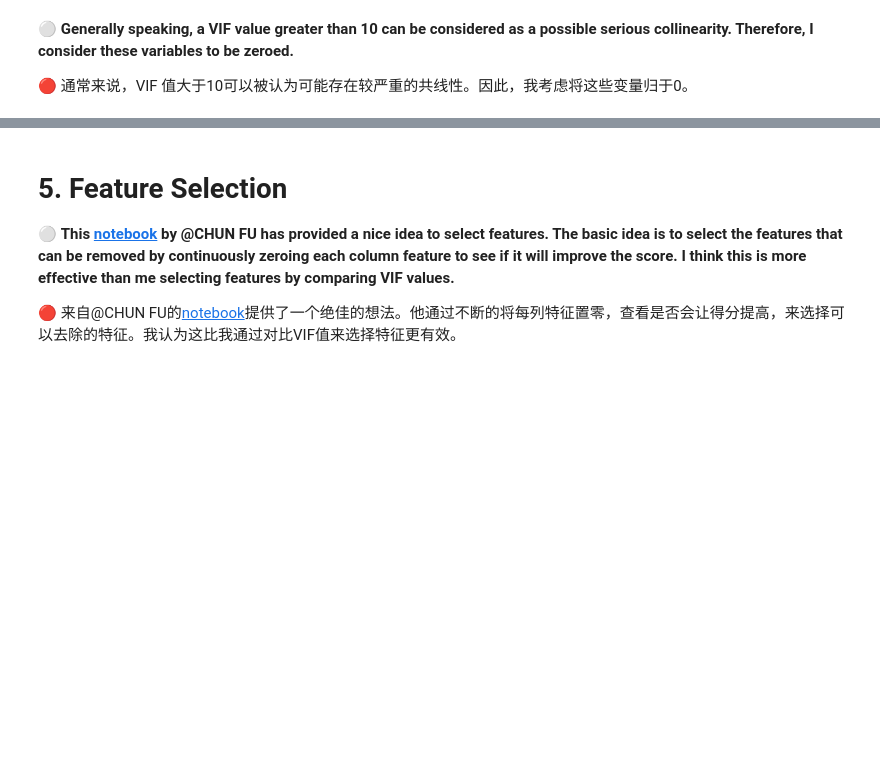
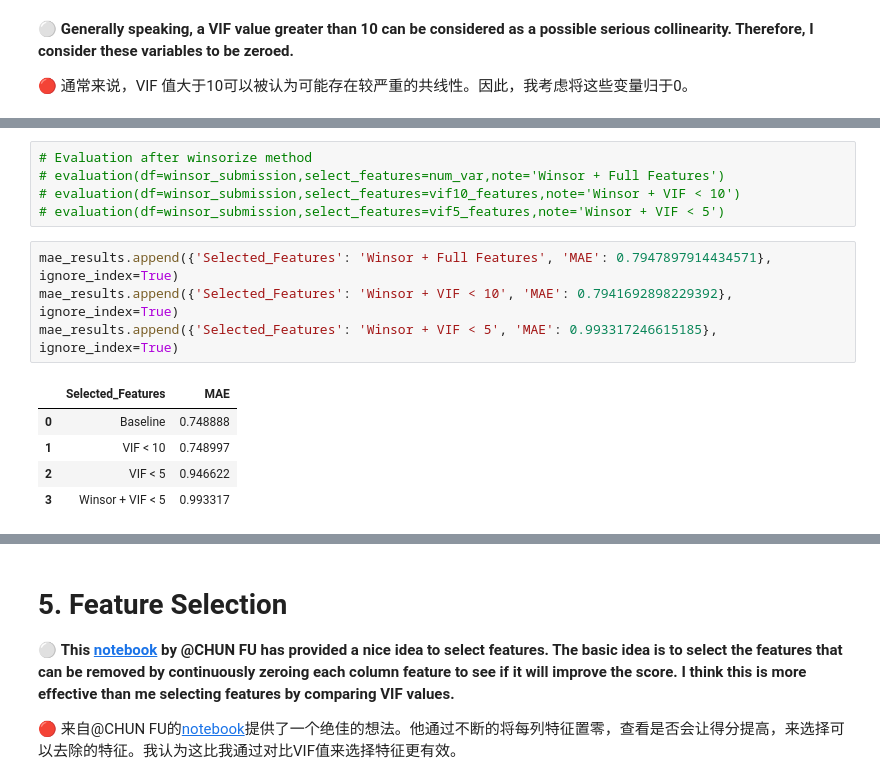
Before and after one commit to zerolovesea/Kaggle_Competitions, a Jupyter notebook: en-playground-s3-e21-eda-fss.ipynb, the cells around one changed output, grey strips where cells are left out. Cells and saved outputs as stored; diff of their text form; blank space fills up the shorter version.

```diff
--- a/en-playground-s3-e21-eda-fss.ipynb
+++ b/en-playground-s3-e21-eda-fss.ipynb
@@ -425,0 +358,15 @@ MAE: 0.7919555363965365
+# %%
+# Evaluation after winsorize method
+# evaluation(df=winsor_submission,select_features=num_var,note='Winsor + Full Features')
+# evaluation(df=winsor_submission,select_features=vif10_features,note='Winsor + VIF < 10')
+# evaluation(df=winsor_submission,select_features=vif5_features,note='Winsor + VIF < 5')
+# %%
+mae_results.append({'Selected_Features': 'Winsor + Full Features', 'MAE': 0.7947897914434571}, ignore_index=True)
+mae_results.append({'Selected_Features': 'Winsor + VIF < 10', 'MAE': 0.7941692898229392}, ignore_index=True)
+mae_results.append({'Selected_Features': 'Winsor + VIF < 5', 'MAE': 0.993317246615185}, ignore_index=True)
+# %% [output]
+|  | Selected_Features | MAE |
+| 0 | Baseline | 0.748888 |
+| 1 | VIF < 10 | 0.748997 |
+| 2 | VIF < 5 | 0.946622 |
+| 3 | Winsor + VIF < 5 | 0.993317 |
```
Also changed, not shown: parts of 52 cells of this notebook.
